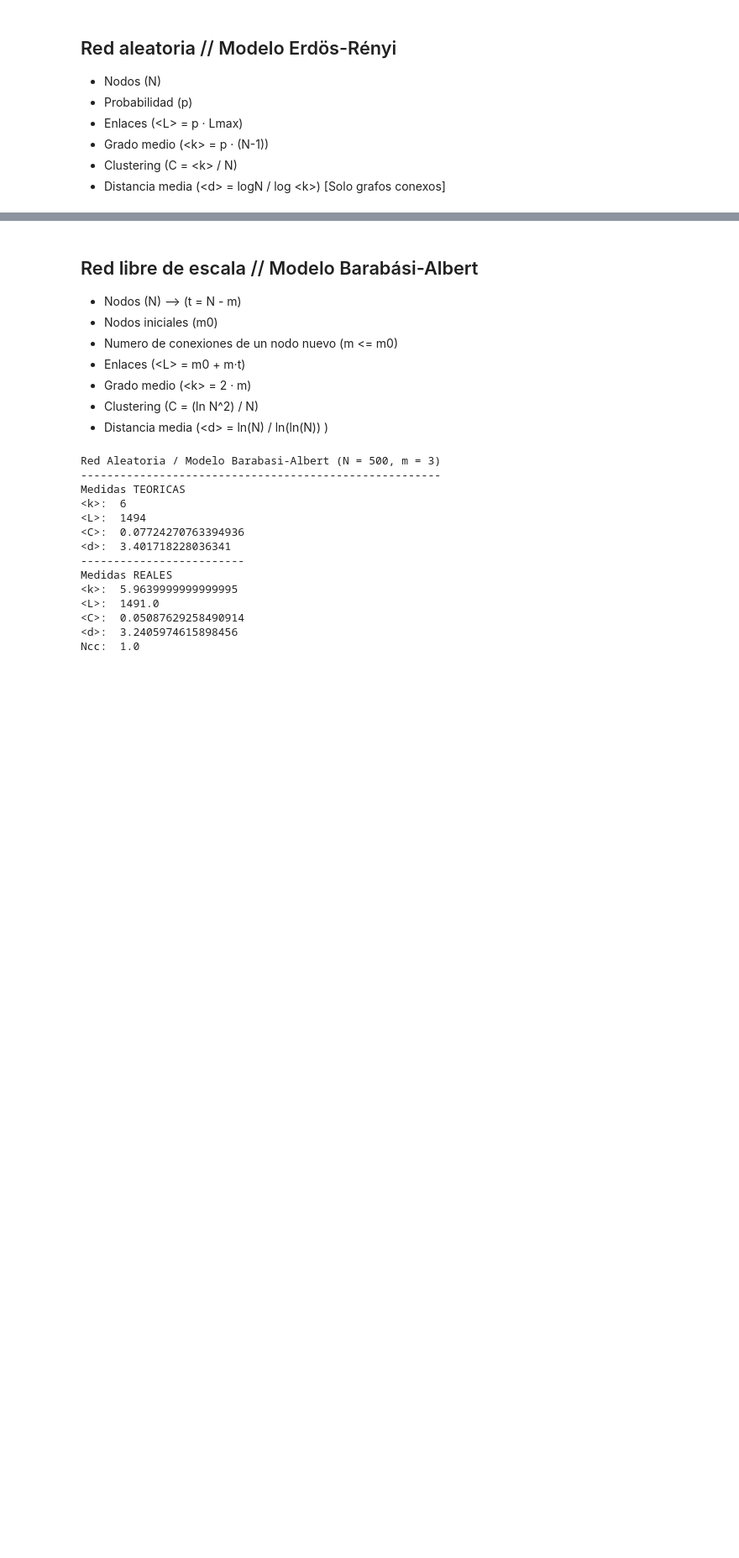
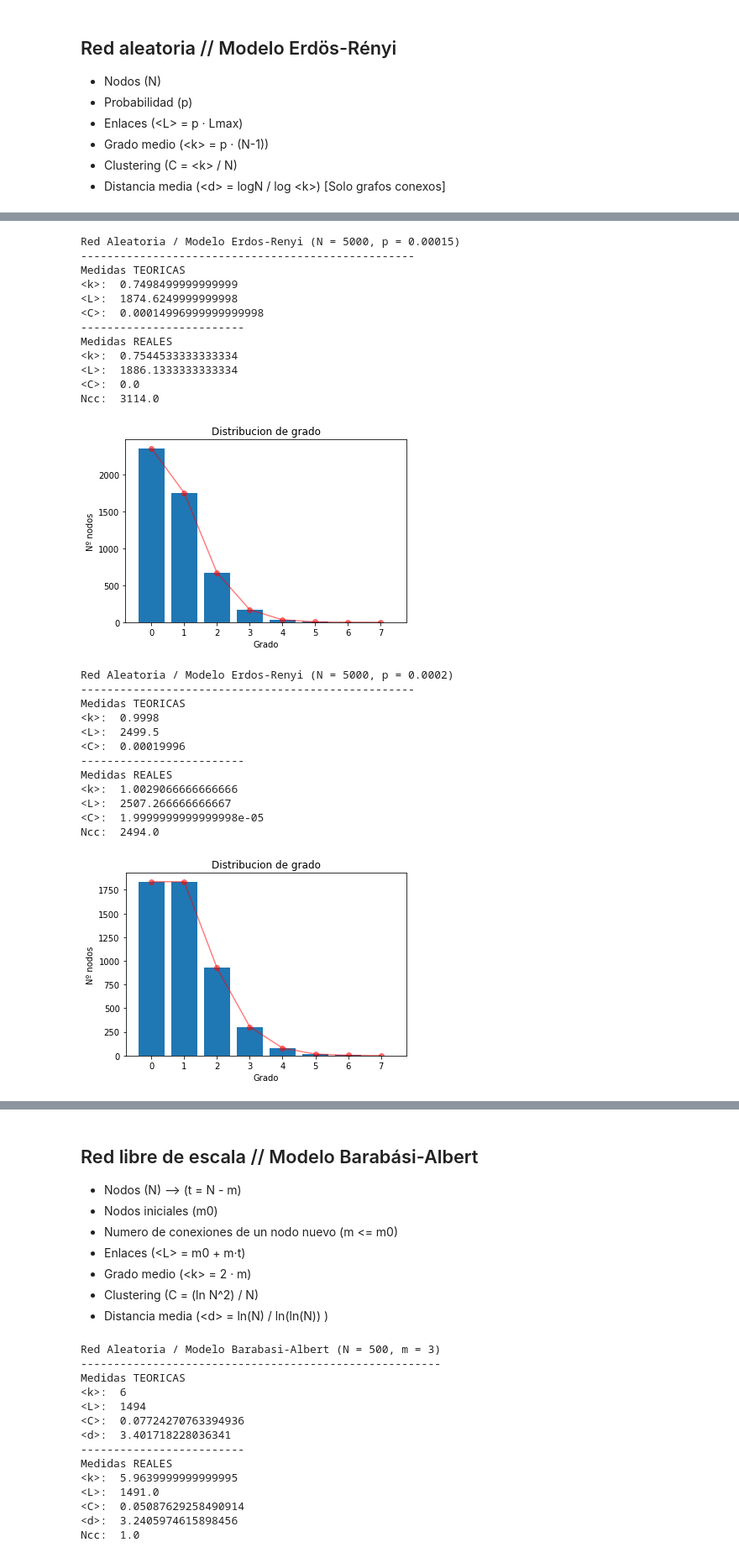
Before and after one commit to pablodll/Social-Network-Analisys, a Jupyter notebook: Practica 2/Untitled.ipynb, the cells around one changed output, grey strips where cells are left out. Shown: that part at 84% size. Drawn from its saved outputs; the diff is of its cells as text; code cells hidden in the pictures; blank space fills up the shorter version.

```diff
--- a/Practica 2/Untitled.ipynb
+++ b/Practica 2/Untitled.ipynb
@@ -157,0 +131,29 @@ Ncc:  1.0
+# %%
+estudio_red_ER([5000], [0.00015, 0.0002, 0.0005, 0.0018])
+# %% [output]
+Red Aleatoria / Modelo Erdos-Renyi (N = 5000, p = 0.00015)
+---------------------------------------------------
+Medidas TEORICAS
+<k>:  0.7498499999999999
+<L>:  1874.6249999999998
+<C>:  0.00014996999999999998
+-------------------------
+Medidas REALES
+<k>:  0.7544533333333334
+<L>:  1886.1333333333334
+<C>:  0.0
+Ncc:  3114.0
+[figure, added]
+Red Aleatoria / Modelo Erdos-Renyi (N = 5000, p = 0.0002)
+---------------------------------------------------
+Medidas TEORICAS
+<k>:  0.9998
+<L>:  2499.5
+<C>:  0.00019996
+-------------------------
+Medidas REALES
+<k>:  1.0029066666666666
+<L>:  2507.266666666667
+<C>:  1.9999999999999998e-05
+Ncc:  2494.0
+[figure, added]
```
Also changed, not shown: parts of 4 cells of this notebook.
